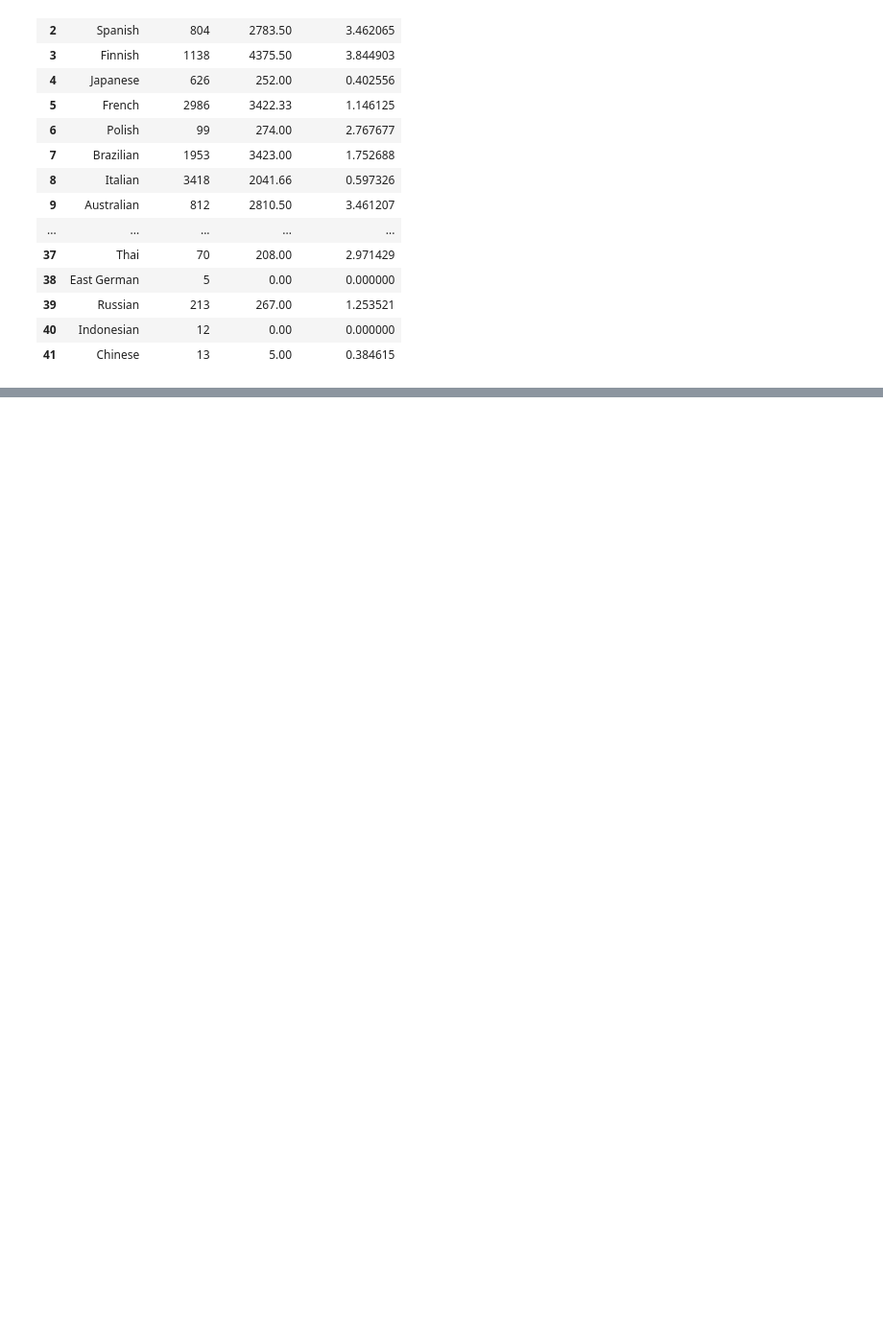
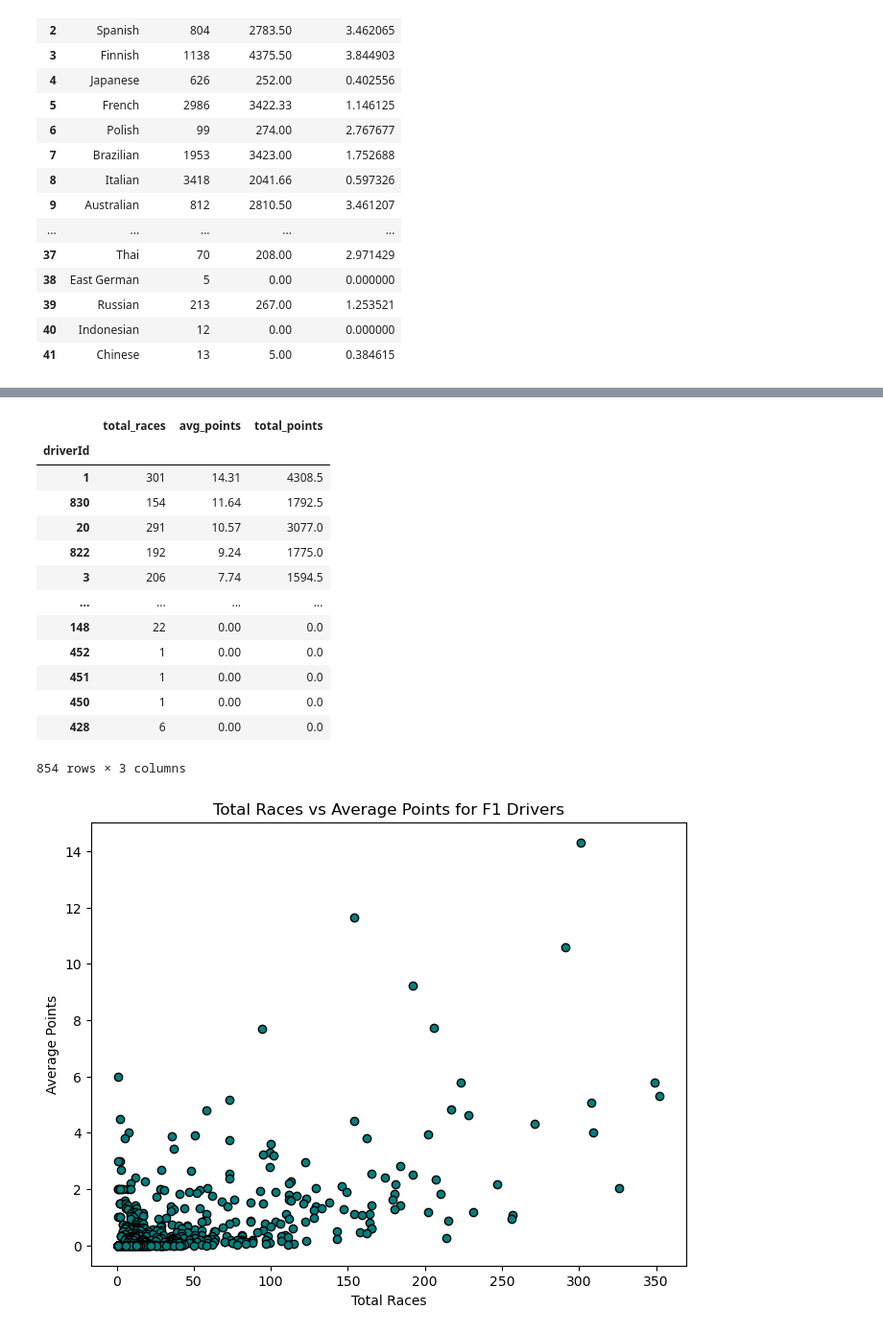
Before and after one commit to Ashley822/datasci151_final_project, a Jupyter notebook: cleaning_and_merging.ipynb, the cells around one changed output, grey strips where cells are left out. Shown at 96% size. Cells and saved outputs as stored; diff of their text form; code cells hidden in the pictures; blank space fills up the shorter version.

```diff
--- a/cleaning_and_merging.ipynb
+++ b/cleaning_and_merging.ipynb
@@ -316,0 +309,44 @@ plt.show()
+# %%
+driver_summary = (
+    df_merged.groupby("driverId")
+    .agg(
+        total_races=("raceId", "count"),
+        avg_points=("points", "mean"),
+        total_points=("points", "sum")
+    )
+    .sort_values(by="avg_points", ascending=False)
+    .round(2)
+)
+
+display(driver_summary)
+
+plt.figure(figsize=(8, 6))
+
+plt.scatter(
+    x=driver_summary["total_races"],
+    y=driver_summary["avg_points"],
+    color="teal",
+    edgecolor="black"
+)
+
+plt.xlabel("Total Races")
+plt.ylabel("Average Points")
+plt.title("Total Races vs Average Points for F1 Drivers")
+
+plt.show()
+# %% [output]
+|  | total_races | avg_points | total_points |
+| driverId |  |  |  |
+| 1 | 301 | 14.31 | 4308.5 |
+| 830 | 154 | 11.64 | 1792.5 |
+| 20 | 291 | 10.57 | 3077.0 |
+| 822 | 192 | 9.24 | 1775.0 |
+| 3 | 206 | 7.74 | 1594.5 |
+| ... | ... | ... | ... |
+| 148 | 22 | 0.00 | 0.0 |
+| 452 | 1 | 0.00 | 0.0 |
+| 451 | 1 | 0.00 | 0.0 |
+| 450 | 1 | 0.00 | 0.0 |
+| 428 | 6 | 0.00 | 0.0 |
+854 rows × 3 columns
+[figure, added]
```
Also changed, not shown: parts of 8 cells of this notebook, 1 other file.
